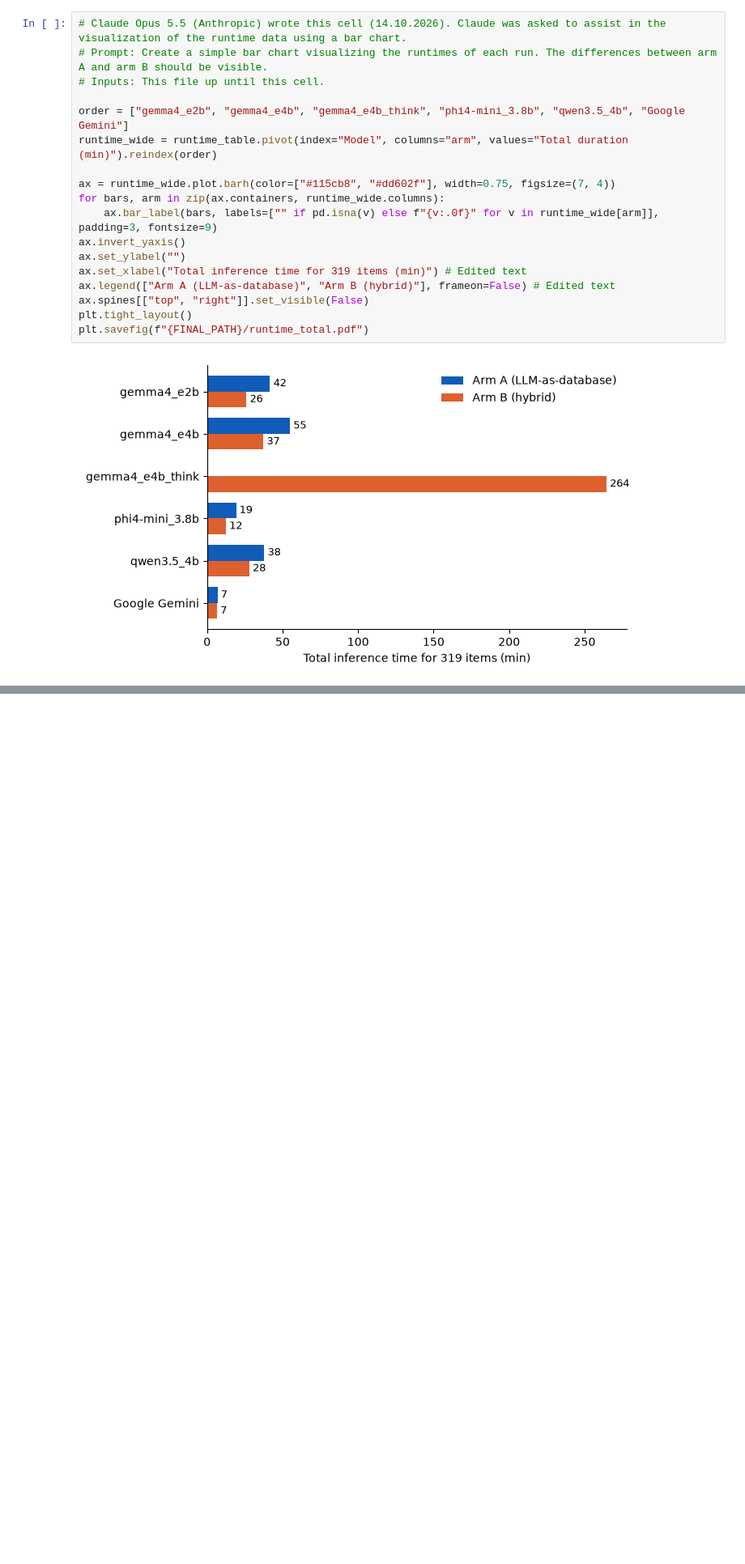
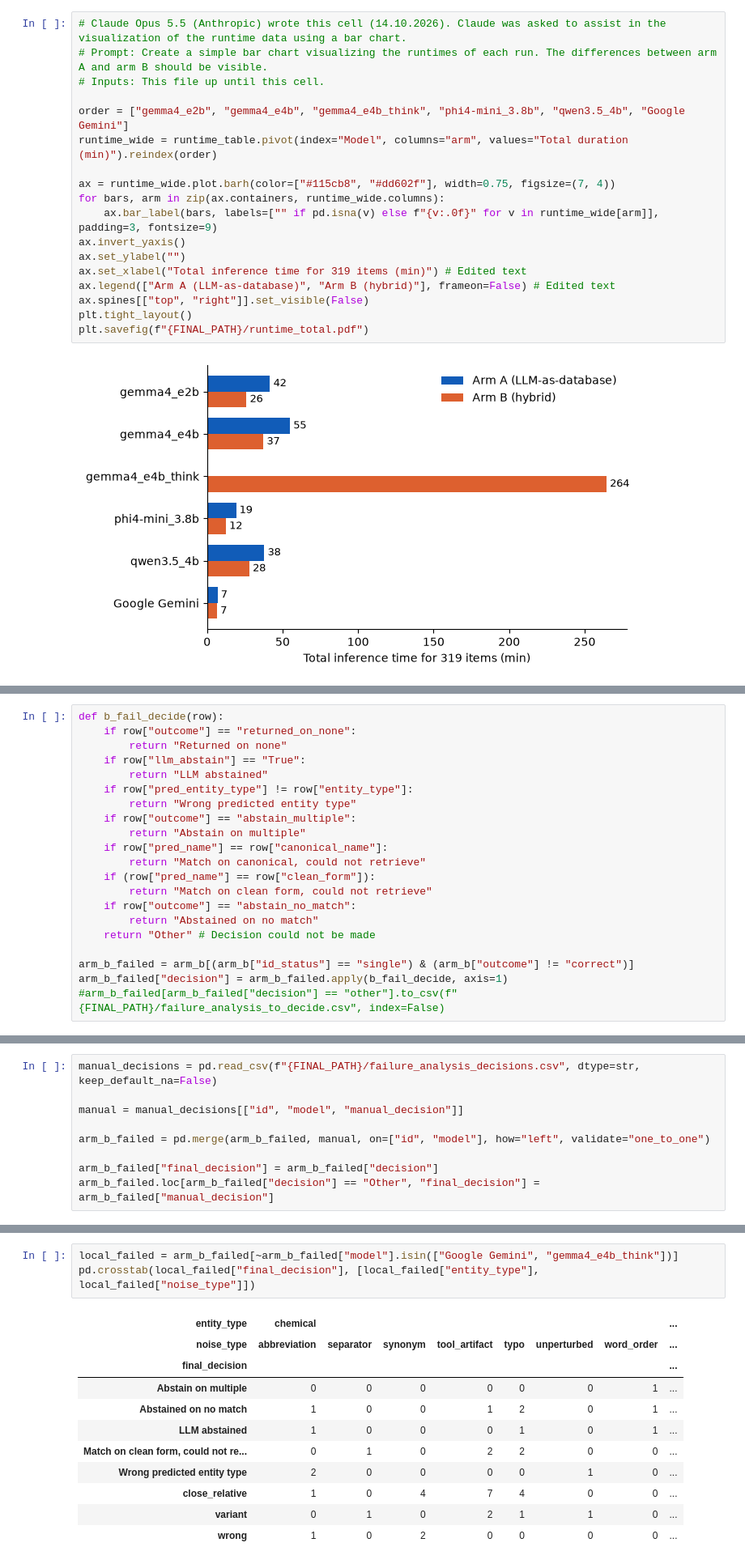
Before and after one commit to mathiashusted/local-entity-normalization, a Jupyter notebook: scripts/final/results.ipynb, the cells around one changed output, grey strips where cells are left out. Shown at 81% size. Drawn from its saved outputs; the diff is of its cells as text; blank space fills up the shorter version.

```diff
--- a/scripts/final/results.ipynb
+++ b/scripts/final/results.ipynb
@@ -558,0 +675,21 @@ plt.savefig(f"{FINAL_PATH}/runtime_total.pdf")
+# %%
+def b_fail_decide(row):
+    if row["outcome"] == "returned_on_none":
+        return "Returned on none"
+    if row["llm_abstain"] == "True":
+        return "LLM abstained"
+    if row["pred_entity_type"] != row["entity_type"]:
+        return "Wrong predicted entity type"
+    if row["outcome"] == "abstain_multiple":
+        return "Abstain on multiple"
+    if row["pred_name"] == row["canonical_name"]:
+        return "Match on canonical, could not retrieve"
+    if (row["pred_name"] == row["clean_form"]):
+        return "Match on clean form, could not retrieve"
+    if row["outcome"] == "abstain_no_match":
+        return "Abstained on no match"
+    return "Other" # Decision could not be made
+
+arm_b_failed = arm_b[(arm_b["id_status"] == "single") & (arm_b["outcome"] != "correct")]
+arm_b_failed["decision"] = arm_b_failed.apply(b_fail_decide, axis=1)
+#arm_b_failed[arm_b_failed["decision"] == "other"].to_csv(f"{FINAL_PATH}/failure_analysis_to_decide.csv", index=False)
@@ -558,0 +698,9 @@ plt.savefig(f"{FINAL_PATH}/runtime_total.pdf")
+# %%
+manual_decisions = pd.read_csv(f"{FINAL_PATH}/failure_analysis_decisions.csv", dtype=str, keep_default_na=False)
+
+manual = manual_decisions[["id", "model", "manual_decision"]]
+
+arm_b_failed = pd.merge(arm_b_failed, manual, on=["id", "model"], how="left", validate="one_to_one")
+
+arm_b_failed["final_decision"] = arm_b_failed["decision"]
+arm_b_failed.loc[arm_b_failed["decision"] == "Other", "final_decision"] = arm_b_failed["manual_decision"]
@@ -558,0 +721,15 @@ plt.savefig(f"{FINAL_PATH}/runtime_total.pdf")
+# %%
+local_failed = arm_b_failed[~arm_b_failed["model"].isin(["Google Gemini", "gemma4_e4b_think"])]
+pd.crosstab(local_failed["final_decision"], [local_failed["entity_type"], local_failed["noise_type"]])
+# %% [output]
+| entity_type | chemical |  |  |  |  |  |  | ... |
+| noise_type | abbreviation | separator | synonym | tool_artifact | typo | unperturbed | word_order | ... |
+| final_decision |  |  |  |  |  |  |  | ... |
+| Abstain on multiple | 0 | 0 | 0 | 0 | 0 | 0 | 1 | ... |
+| Abstained on no match | 1 | 0 | 0 | 1 | 2 | 0 | 1 | ... |
+| LLM abstained | 1 | 0 | 0 | 0 | 1 | 0 | 1 | ... |
+| Match on clean form, could not re... | 0 | 1 | 0 | 2 | 2 | 0 | 0 | ... |
+| Wrong predicted entity type | 2 | 0 | 0 | 0 | 0 | 1 | 0 | ... |
+| close_relative | 1 | 0 | 4 | 7 | 4 | 0 | 0 | ... |
+| variant | 0 | 1 | 0 | 2 | 1 | 1 | 0 | ... |
+| wrong | 1 | 0 | 2 | 0 | 0 | 0 | 0 | ... |
```
Also changed, not shown: parts of 13 cells of this notebook, 3 other files.
